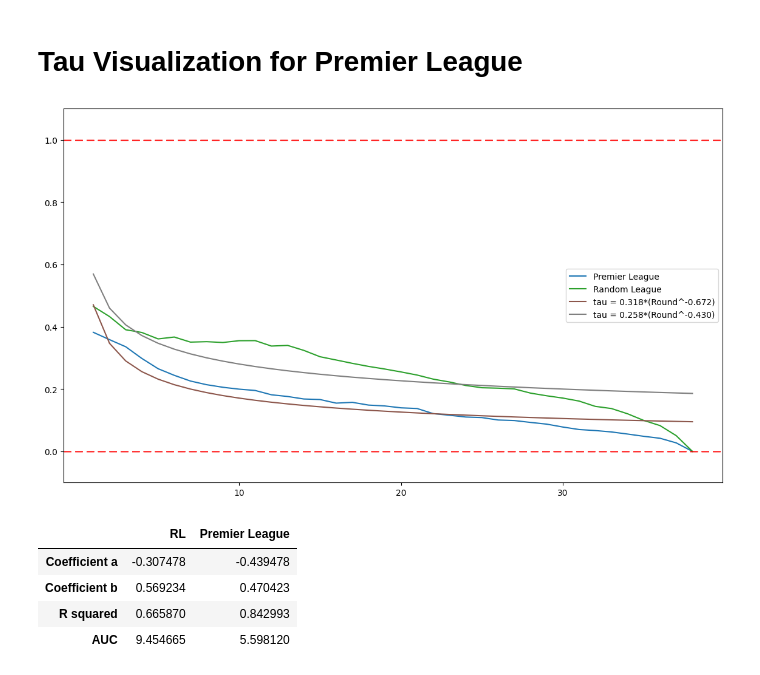
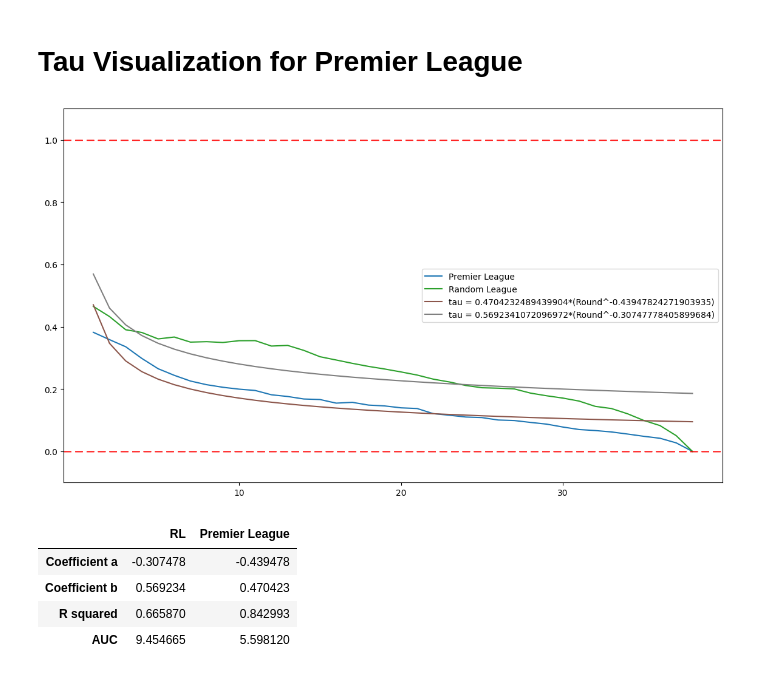
Before and after one commit to VictorOrtins/PartialStandingsBrasileirao, a Jupyter notebook: notebooks/premier_league_analysis.ipynb, the cells around one changed output. Drawn from its saved outputs; the diff is of its cells as text; code cells hidden in the pictures.

```diff
--- a/notebooks/premier_league_analysis.ipynb
+++ b/notebooks/premier_league_analysis.ipynb
@@ -94,7 +94,7 @@ spearman_tau_visualization(None, fig_size=(12,7), plot_points=(mean_spearman, me
 # %% [markdown]
 # Tau Visualization for Premier League
 # %%
-pl_list = [os.path.join('..', 'data', 'PremierLeague', path) for path in os.listdir(os.path.join('..', 'data', 'PremierLeague'))]
+pl_list = [os.path.join('..', 'data', 'PremierLeague', 'rank_tables', path) for path in os.listdir(os.path.join('..', 'data', 'PremierLeague', 'rank_tables'))]
 years_table_list = []
 for path in pl_list:
     year_table_df = pd.read_csv(path)
@@ -119,9 +119,9 @@ power_law_random_points = power_law_random.taus_distances(1, 38)
 r_squared_random = power_law_random.r_square(mean_tau_random)
 auc_random = power_law_random.area_under_curve(mean_tau_random, 1, 38)
 # %%
-tau_visualization([tau_mean_pl, mean_tau_random, power_law_pl_points, power_law_random_points], labels=['Premier League', 'Random League', 'tau = 0.318*(Round^-0.672)', 'tau = 0.258*(Round^-0.430)'])
+tau_visualization([tau_mean_pl, mean_tau_random, power_law_pl_points, power_law_random_points], labels=['Premier League', 'Random League', f'tau = {multiplier_pl}*(Round^{power_pl})', f'tau = {multiplier_random}*(Round^{power_random})'])
 # %% [output]
-[figure, old version]
+[figure, new version]
 # %%
 random_league_parameters = {
     "index": ["Coefficient a", "Coefficient b", "R squared", "AUC"],
```
Also changed, not shown: parts of 3 cells of this notebook, 4 other files.
